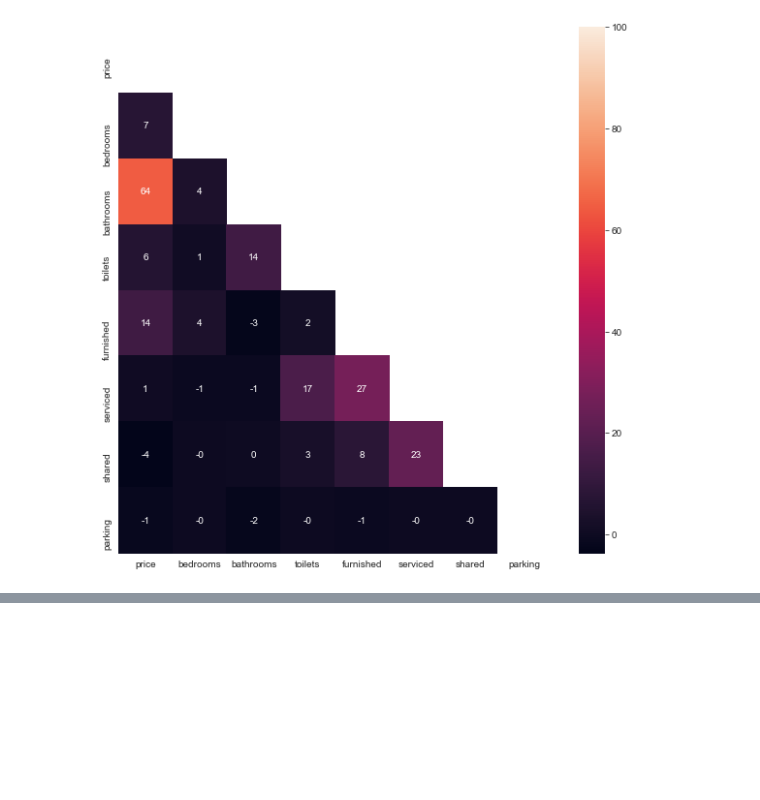
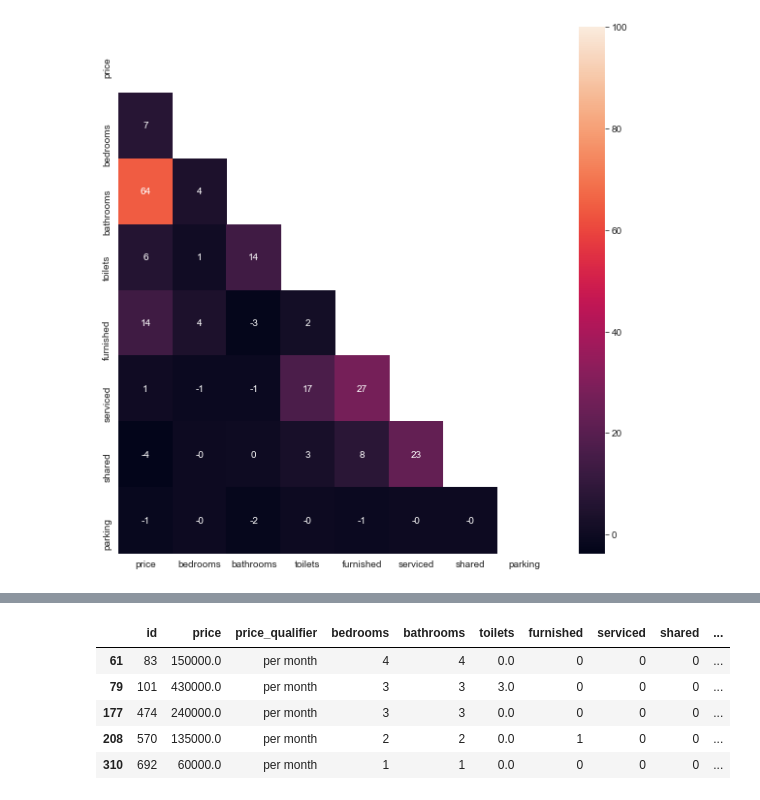
Before and after one commit to Ian-Ibrahim/project_ICS, a Jupyter notebook: Anna/feature_engineering.ipynb, the cells around one changed output, grey strips where cells are left out. Cells and saved outputs as stored; diff of their text form; code cells hidden in the pictures; blank space fills up the shorter version.

```diff
--- a/Anna/feature_engineering.ipynb
+++ b/Anna/feature_engineering.ipynb
@@ -62,3 +55,0 @@ NameError: name 'df' is not defined
-# %%
-#27th dec 2021 from the covid graph
-df['post_covid']=((df.listdate>="2021-12-27")).astype(int)
@@ -66,0 +111,10 @@ NameError: name 'df' is not defined
+# %%
+# df.loc[(df['locality']=='Syokimau/Mulolongo')].head()
+df.loc[(df['state']!='Nairobi')&(df['state']!='Kiambu')&(df['state']!='Kajiado')&(df['state']!='Mombasa')].head()
+# %% [output]
+|  | id | price | price_qualifier | bedrooms | bathrooms | toilets | furnished | serviced | shared | ... |
+| 61 | 83 | 150000.0 | per month | 4 | 4 | 0.0 | 0 | 0 | 0 | ... |
+| 79 | 101 | 430000.0 | per month | 3 | 3 | 3.0 | 0 | 0 | 0 | ... |
+| 177 | 474 | 240000.0 | per month | 3 | 3 | 0.0 | 0 | 0 | 0 | ... |
+| 208 | 570 | 135000.0 | per month | 2 | 2 | 0.0 | 1 | 0 | 0 | ... |
+| 310 | 692 | 60000.0 | per month | 1 | 1 | 0.0 | 0 | 0 | 0 | ... |
```
Also changed, not shown: parts of 9 cells of this notebook.
